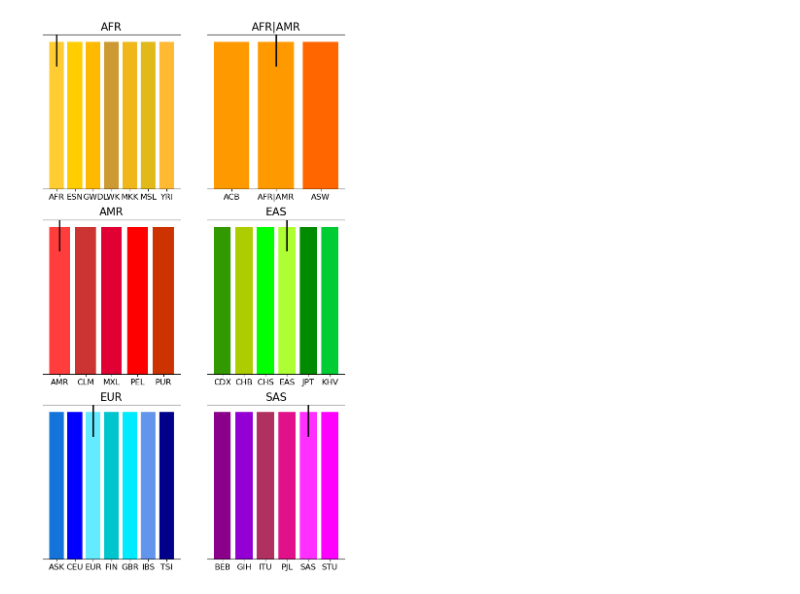
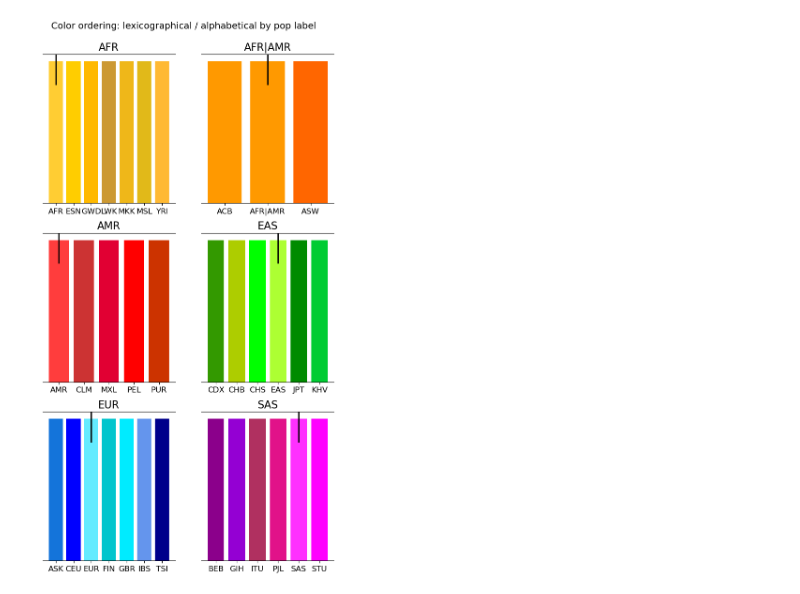
Before and after one commit to core-unit-bioinformatics/project-run-hgsvc-hybrid-assemblies, a Jupyter notebook: notebooks/utils/dump_color_table.ipynb, the cells around one changed output. Cells and saved outputs as stored; diff of their text form; code cells hidden in the pictures.

Commit message:
upd hgsvc3 pop color scheme

```diff
--- a/notebooks/utils/dump_color_table.ipynb
+++ b/notebooks/utils/dump_color_table.ipynb
@@ -83,6 +83,20 @@ def conv_rgb_to_cmyk(row, stringlify=True):
     return cmyk
 
 
+def read_beck_order_file():
+
+    file_path = pl.Path(
+        "/home/ebertp/work/code/cubi/project-run-hgsvc-hybrid-assemblies/annotations/projectmng",
+        "colors_beck_order.txt"
+    )
+    beck_order = dict()
+    with open(file_path, "r") as listing:
+        for line in listing:
+            label, order_num = line.strip().split("-")
+            beck_order[label] = int(order_num)
+    return beck_order
+
+
 df = pd.read_csv(
     pl.Path(
         "/home/ebertp/work/code/cubi/project-run-hgsvc-hybrid-assemblies/annotations/external",
@@ -160,7 +174,13 @@ df_cmyk = pd.DataFrame.from_records(
 df = pd.concat([df, df_cmyk], axis=1, ignore_index=False)
 
 df.sort_values(["continental_group", "population"], axis=0, inplace=True)
+color_beck_ordering = read_beck_order_file()
+df["beck_order"] = df["population"].replace(color_beck_ordering, inplace=False)
 df.reset_index(drop=True, inplace=True)
+
+pop_order = "lex"
+
+assert pop_order in ["lex", "beck"]
 
 fig, axes = plt.subplots(figsize=(8,14), nrows=3, ncols=2, sharey=True, sharex=False)
 
@@ -170,44 +190,60 @@ for cgroup, pops in df.groupby("continental_group"):
     ax = axes[row, col]
     pos = range(1, len(pops)+1)
     heights = [1] * len(pos)
+    if pop_order == "beck":
+        pops = pops.sort_values(["beck_order"], inplace=False)
     ax.bar(
         pos,
         heights,
         color=pops["hex_value"]
     )
     ax.set_xticks(pos)
+
     ax.set_xticklabels(pops["population"].values, fontsize=12)
     ax.set_title(cgroup, fontsize=16)
     ax.set_yticks([])
     ax.spines.left.set_visible(False)
     ax.spines.right.set_visible(False)
 
     for idx, label in enumerate(pops["population"], start=1):
         if label == cgroup:
             ax.axvline(idx, 0.8, 1.0, lw=2, color="black")
 
     col += 1
     if col > 1:
         row += 1
         col = 0
 
+if pop_order == "lex":
+    fig.suptitle(
+        "Color ordering: lexicographical / alphabetical by pop label",
+        fontsize=14, y=0.93
+    )
+elif pop_order == "beck":
+    fig.suptitle(
+        "Color ordering: Beck order",
+        fontsize=14, y=0.93
+    )
+else:
+    raise ValueError(pop_order)
+
 
 dest_pdf = pl.Path(
     "/home/ebertp/work/code/cubi/project-run-hgsvc-hybrid-assemblies/annotations/projectmng",
-    "hgsvc3_pop_colors.pdf"
+    f"hgsvc3_pop_colors.{pop_order}-order.pdf"
 )
 
 dest_table = pl.Path(
     "/home/ebertp/work/code/cubi/project-run-hgsvc-hybrid-assemblies/annotations/projectmng",
     "hgsvc3_pop_colors.tsv"
 )
 
 plt.savefig(dest_pdf, bbox_inches="tight")
 
 with open(dest_table, "w") as table:
     _ = table.write("# 1000 Genomes Project - color scheme phase 3\n")
     _ = table.write("# color/population ASK added for HG002/NA24385\n")
     _ = table.write("# color/population MKK added for NA21487\n")
     df.to_csv(table, sep="\t", header=True, index=False)
 # %% [output]
-[figure, old version]
+[figure, new version]
```
Also changed, not shown: 6 other files.
